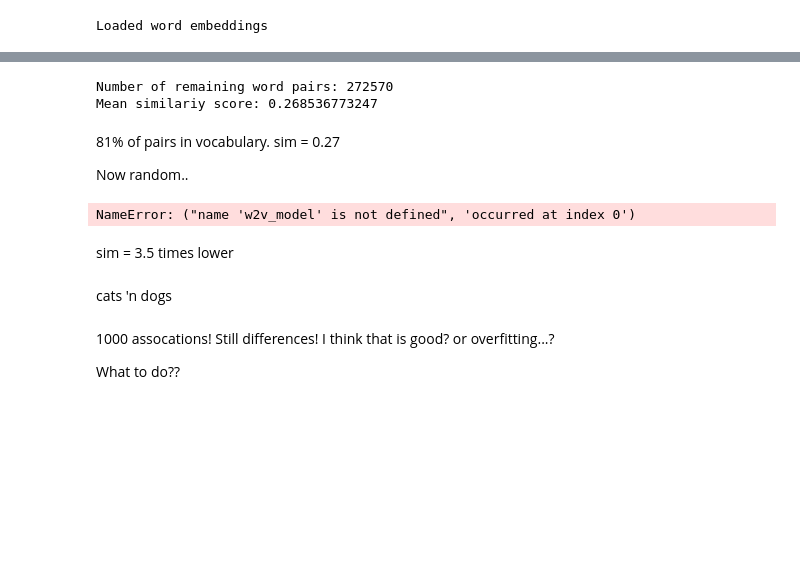
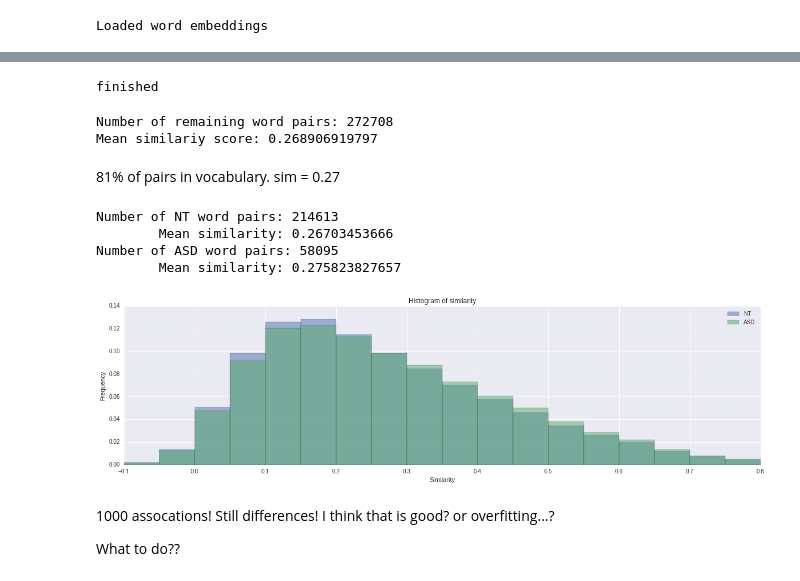
Before and after one commit to louweal/wordgame, a Jupyter notebook: notebooks/Wordgame Word2Vec features.ipynb, the cells around one changed output, grey strips where cells are left out. Drawn from its saved outputs; the diff is of its cells as text; code cells hidden in the pictures; blank space fills up the shorter version.

```diff
--- a/notebooks/Wordgame Word2Vec features.ipynb
+++ b/notebooks/Wordgame Word2Vec features.ipynb
@@ -69,31 +34,40 @@ del w2v_model
+# %%
+#
+def inVocab(r):
+    if (r.word1 in w2v_model.vocab) & (r.word2 in w2v_model.vocab):
+        return True
+    return False
+
+df['invoc'] = df.apply(inVocab, axis=1)
+
+#
+def calcVec(r):
+    if r.invoc:
+        return (w2v_model.word_vec(r.word1), w2v_model.word_vec(r.word2))
+    else:
+        return (0,0)
+
+df['wv1'],df['wv2'] = zip(*df.apply(calcVec, axis=1))
+
+#
+def similarity(r):
+    if r.invoc:
+        return w2v_model.similarity(r.word1, r.word2)
+    else:
+        return 0
+
+df['sim'] = df.apply(similarity, axis=1)
+print("finished")
+# %% [output]
+finished
 # %%
 # remove a words (pairs) that are not in vocabulary
-df = df[df['sim'] <= 1.0]
+df = df[df['invoc']]
 print("Number of remaining word pairs: " +str(len(df)))
 print("Mean similariy score: " +str(df['sim'].mean()))
 # %% [output]
-Number of remaining word pairs: 272570
-Mean similariy score: 0.268536773247
+Number of remaining word pairs: 272708
+Mean similariy score: 0.268906919797
 # %% [markdown]
 81% of pairs in vocabulary. sim = 0.27
-
-Now random..
-# %%
-#
-df['word2'] = df['word2'].shift(1)
-
-df['simr'] = df.apply(similarity, axis=1)
-#and.. shift back!
-df['word2'] = df['word2'].shift(-1)
-
-# remove a words (pairs) that are not in vocabulary
-df = df[df['simr'] <= 1.0]
-print("Number of remaining word pairs: " +str(len(df)))
-print("Mean similariy score: " +str(df['simr'].mean()))
-# %% [output]
-NameError: ("name 'w2v_model' is not defined", 'occurred at index 0')
-# %% [markdown]
-sim = 3.5 times lower
-# %% [markdown]
-cats 'n dogs
 # %%
@@ -104,27 +77,33 @@ tdf = df[(df['word1'].isin(word1_list)) | (df['word2'].isin(word2_list))]
 # %%
-nt = tdf[tdf['nt']].sim
-asd = tdf[tdf['nt']==False].sim
+nt = df[df['nt']].sim
+asd = df[df['nt']==False].sim
 
 print("Number of NT word pairs: " + str(len(nt)))
 print("\tMean similarity: " + str(nt.mean()))
 print("Number of ASD word pairs: " + str(len(asd)))
 print("\tMean similarity: " + str(asd.mean()))
 
 #plot
 w1 = np.ones_like(nt)/len(nt)
 w2 = np.ones_like(asd)/len(asd)
 bins = np.arange(-2,2,0.05)
 
 plt.figure(figsize=(20, 5))
 plt.hist(nt, bins=bins, alpha=0.5, label="NT", weights=w1)
 plt.hist(asd, bins=bins, alpha=0.5, label="ASD", weights=w2)
 plt.title('Histogram of similarity')
 plt.xlabel('Similarity')
 plt.ylabel('Frequency')
 plt.legend(loc='upper right')
 axes = plt.gca()
 axes.set_xlim([-0.1,0.8])
 plt.show()
+# %% [output]
+Number of NT word pairs: 214613
+        Mean similarity: 0.26703453666
+Number of ASD word pairs: 58095
+        Mean similarity: 0.275823827657
+[figure, added]
 # %% [markdown]
 1000 assocations! Still differences! I think that is good? or overfitting...?
 
```
Also changed, not shown: parts of 8 cells of this notebook.
